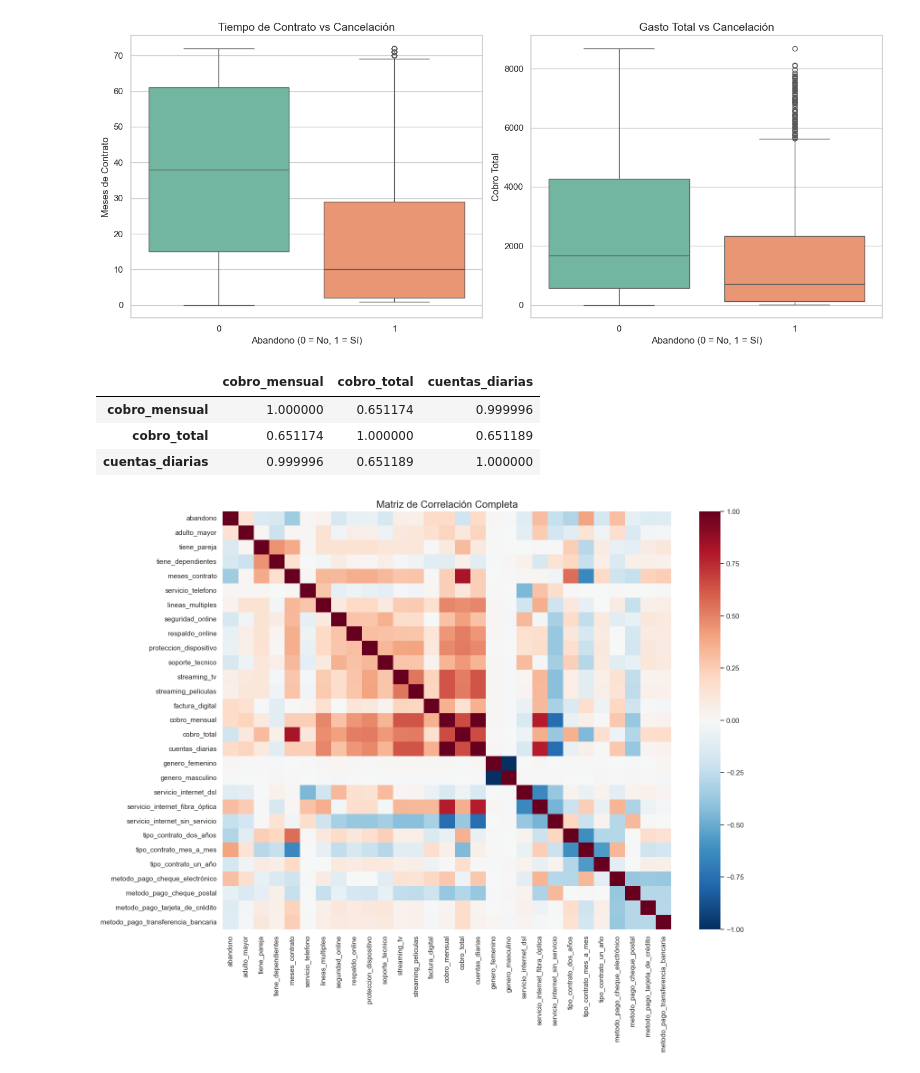
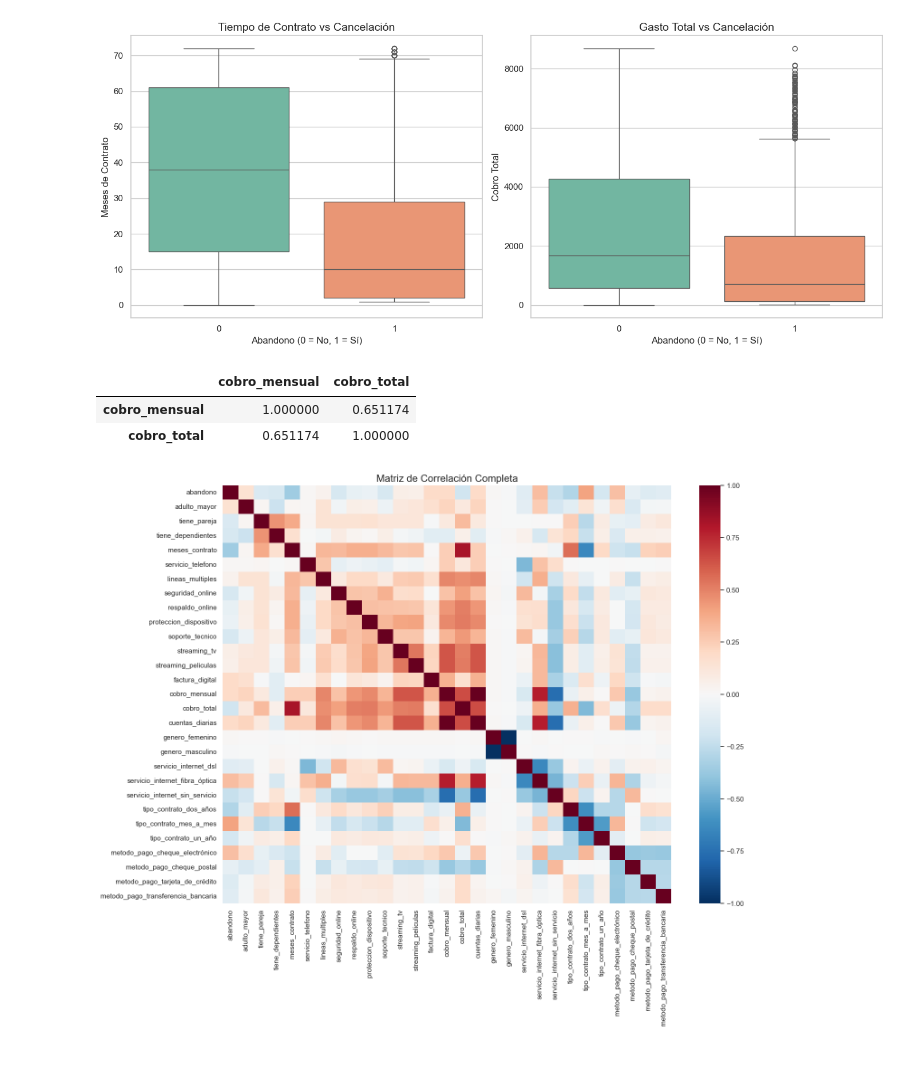
Before and after one commit to sebastiandiazcol/challenger2-data-science-LATAM-parte2, a Jupyter notebook: notebooks/01_churn_prediction.ipynb, the cells around one changed output. Drawn from its saved outputs; the diff is of its cells as text; code cells hidden in the pictures.

```diff
--- a/notebooks/01_churn_prediction.ipynb
+++ b/notebooks/01_churn_prediction.ipynb
@@ -208,12 +191,11 @@ plt.show()
 # %% [output]
 [figure]
 # %%
-X[['cobro_mensual','cobro_total','cuentas_diarias']].corr()
+X[['cobro_mensual','cobro_total']].corr()
 # %% [output]
-|  | cobro_mensual | cobro_total | cuentas_diarias |
-| cobro_mensual | 1.000000 | 0.651174 | 0.999996 |
-| cobro_total | 0.651174 | 1.000000 | 0.651189 |
-| cuentas_diarias | 0.999996 | 0.651189 | 1.000000 |
+|  | cobro_mensual | cobro_total |
+| cobro_mensual | 1.000000 | 0.651174 |
+| cobro_total | 0.651174 | 1.000000 |
 # %%
 # 3. Matriz de Correlación
 plt.figure(figsize=(16, 12))
```
Also changed, not shown: parts of 4 cells of this notebook, 1 other file.
